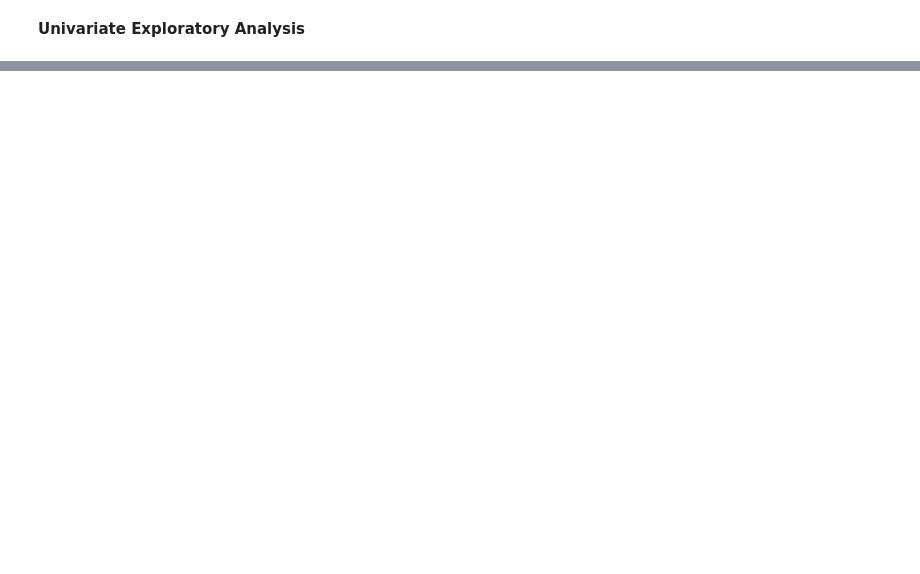
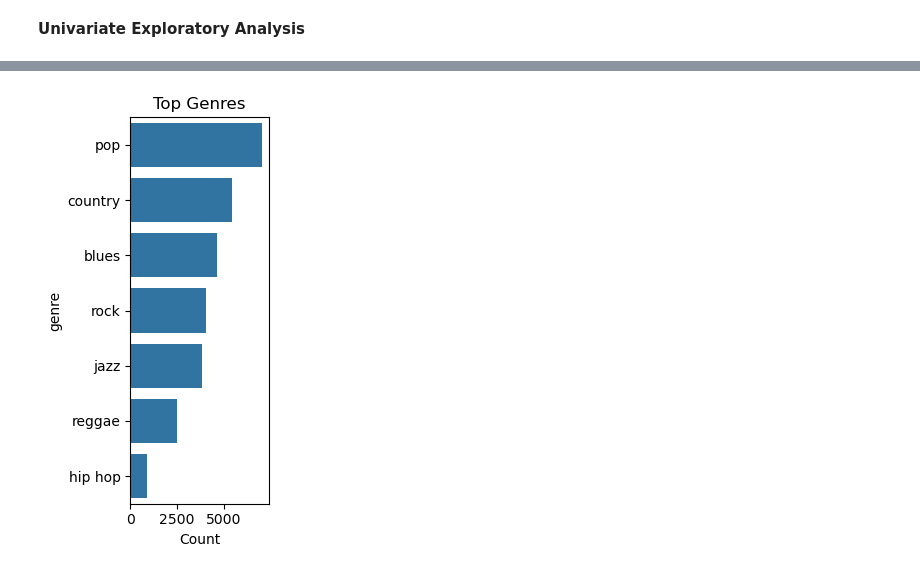
Before and after one commit to Seribii1o1/Music-Recommendation-Algorithm, a Jupyter notebook: code/EDA.ipynb, the cells around one changed output, grey strips where cells are left out. Cells and saved outputs as stored; diff of their text form; code cells hidden in the pictures; blank space fills up the shorter version.

```diff
--- a/code/EDA.ipynb
+++ b/code/EDA.ipynb
@@ -151,0 +184,12 @@ Index(['artist_name', 'track_name', 'release_date', 'genre', 'lyrics', 'len',
+# %%
+# Frequency of genres
+plt.subplot(1, 3, 3)
+genre_counts = df['genre'].value_counts().head(7)
+sns.barplot(x=genre_counts.values, y=genre_counts.index)
+plt.title('Top Genres')
+plt.xlabel('Count')
+
+plt.tight_layout()
+plt.show()
+# %% [output]
+[figure, added]
```
Also changed, not shown: parts of 7 cells of this notebook.
